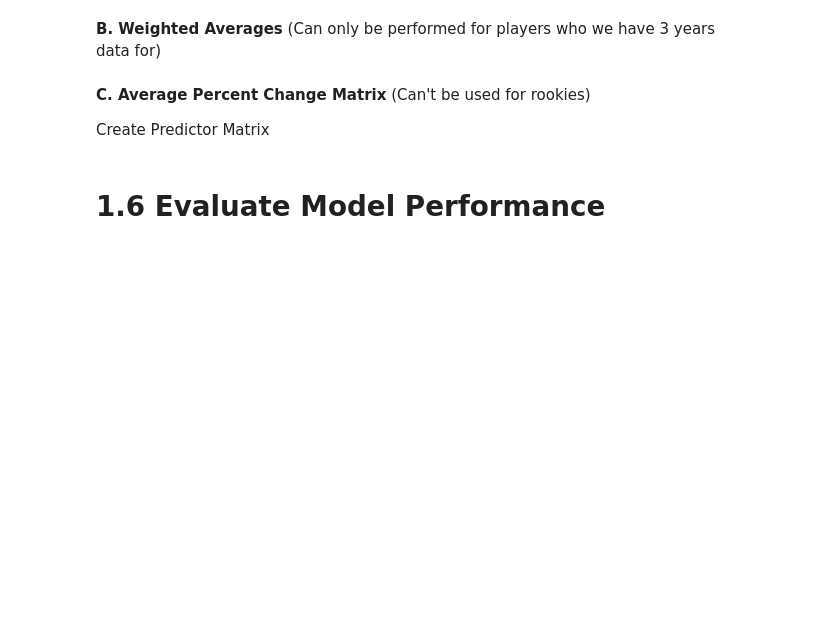
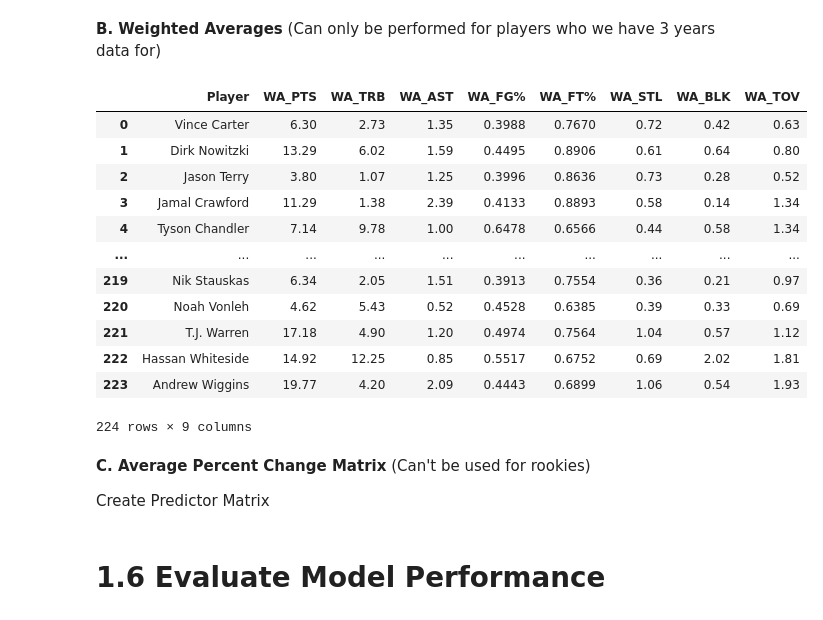
Before and after one commit to KhokiBernier/NBA-Stat-Predictions, a Jupyter notebook: Basketball Player Stat Modeling.ipynb, the cells around one changed output. Saved outputs shown, nothing was run; the diff lists cells and outputs as text; code cells hidden in the pictures; blank space fills up the shorter version.

```diff
--- a/Basketball Player Stat Modeling.ipynb
+++ b/Basketball Player Stat Modeling.ipynb
@@ -574,11 +601,27 @@ def Weighted_Averages(players, stats):
 
         weighted_avg['Player'] = players_wa
         weighted_avg['WA_'+stat] = prediction_wa
-        weighted_avg = pd.merge(weighted_avg.dropna(), players[['Player', stat]],  how='inner', left_on=['Player'], right_on = ['Player'])
+        #weighted_avg = pd.merge(weighted_avg.dropna(), players[['Player', stat]],  how='inner', left_on=['Player'], right_on = ['Player'])
 
     return weighted_avg
 # %%
 predictions_wa = Weighted_Averages(features_exp[features_exp.Year == '2018'], stats_to_predict)
+# %%
+predictions_wa
+# %% [output]
+|  | Player | WA_PTS | WA_TRB | WA_AST | WA_FG% | WA_FT% | WA_STL | WA_BLK | WA_TOV |
+| 0 | Vince Carter | 6.30 | 2.73 | 1.35 | 0.3988 | 0.7670 | 0.72 | 0.42 | 0.63 |
+| 1 | Dirk Nowitzki | 13.29 | 6.02 | 1.59 | 0.4495 | 0.8906 | 0.61 | 0.64 | 0.80 |
+| 2 | Jason Terry | 3.80 | 1.07 | 1.25 | 0.3996 | 0.8636 | 0.73 | 0.28 | 0.52 |
+| 3 | Jamal Crawford | 11.29 | 1.38 | 2.39 | 0.4133 | 0.8893 | 0.58 | 0.14 | 1.34 |
+| 4 | Tyson Chandler | 7.14 | 9.78 | 1.00 | 0.6478 | 0.6566 | 0.44 | 0.58 | 1.34 |
+| ... | ... | ... | ... | ... | ... | ... | ... | ... | ... |
+| 219 | Nik Stauskas | 6.34 | 2.05 | 1.51 | 0.3913 | 0.7554 | 0.36 | 0.21 | 0.97 |
+| 220 | Noah Vonleh | 4.62 | 5.43 | 0.52 | 0.4528 | 0.6385 | 0.39 | 0.33 | 0.69 |
+| 221 | T.J. Warren | 17.18 | 4.90 | 1.20 | 0.4974 | 0.7564 | 1.04 | 0.57 | 1.12 |
+| 222 | Hassan Whiteside | 14.92 | 12.25 | 0.85 | 0.5517 | 0.6752 | 0.69 | 2.02 | 1.81 |
+| 223 | Andrew Wiggins | 19.77 | 4.20 | 2.09 | 0.4443 | 0.6899 | 1.06 | 0.54 | 1.93 |
+224 rows × 9 columns
 # %% [markdown]
 **C. Average Percent Change Matrix** (Can't be used for rookies)
 
```
Also changed, not shown: parts of 9 cells of this notebook.
